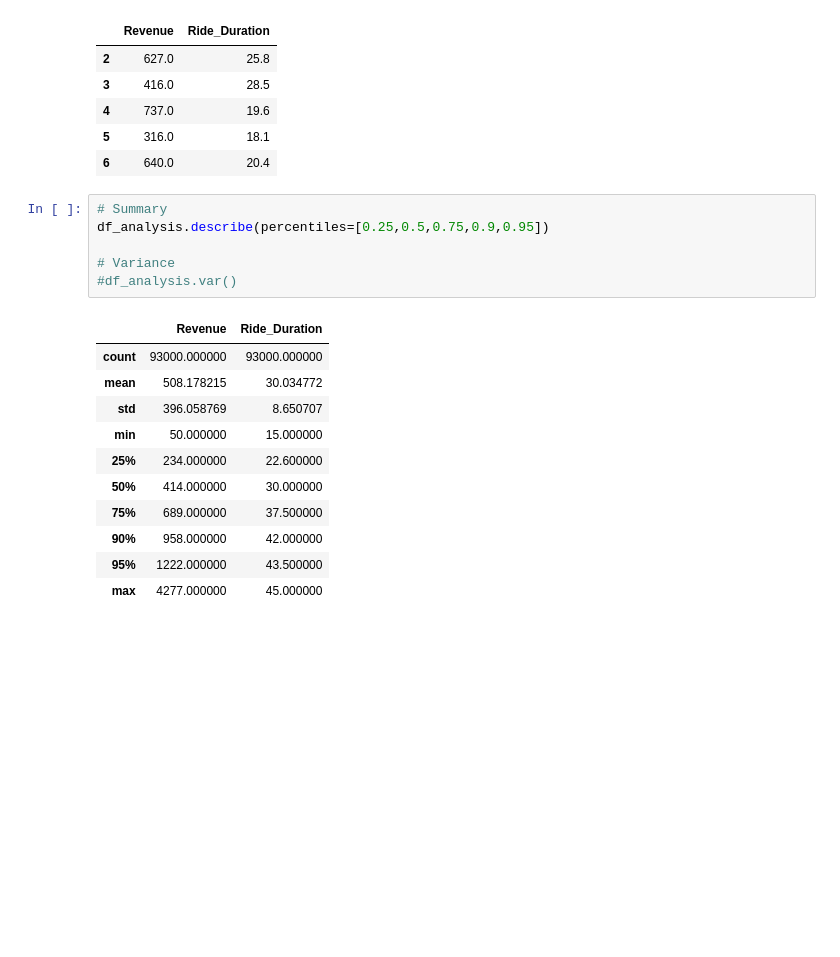
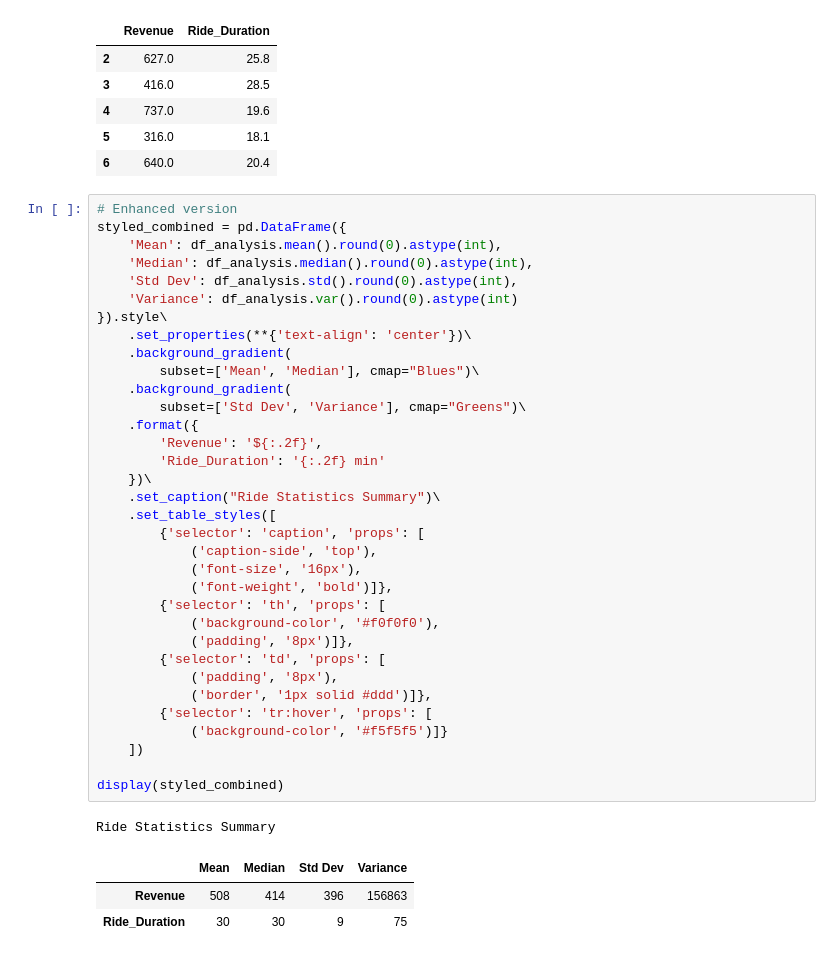
Before and after one commit to thejjeanjjorge/Portfolio, a Jupyter notebook: notebooks/uber/uber.ipynb, the cells around one changed output. Saved outputs shown, nothing was run; the diff lists cells and outputs as text; blank space fills up the shorter version.

```diff
--- a/notebooks/uber/uber.ipynb
+++ b/notebooks/uber/uber.ipynb
@@ -60,20 +60,41 @@ df_analysis.head()
 | 5 | 316.0 | 18.1 |
 | 6 | 640.0 | 20.4 |
 # %%
-# Summary
-df_analysis.describe(percentiles=[0.25,0.5,0.75,0.9,0.95])
+# Enhanced version
+styled_combined = pd.DataFrame({
+    'Mean': df_analysis.mean().round(0).astype(int),
+    'Median': df_analysis.median().round(0).astype(int),
+    'Std Dev': df_analysis.std().round(0).astype(int),
+    'Variance': df_analysis.var().round(0).astype(int)
+}).style\
+    .set_properties(**{'text-align': 'center'})\
+    .background_gradient(
+        subset=['Mean', 'Median'], cmap="Blues")\
+    .background_gradient(
+        subset=['Std Dev', 'Variance'], cmap="Greens")\
+    .format({
+        'Revenue': '${:.2f}',
+        'Ride_Duration': '{:.2f} min'
+    })\
+    .set_caption("Ride Statistics Summary")\
+    .set_table_styles([
+        {'selector': 'caption', 'props': [
+            ('caption-side', 'top'),
+            ('font-size', '16px'),
+            ('font-weight', 'bold')]},
+        {'selector': 'th', 'props': [
+            ('background-color', '#f0f0f0'),
+            ('padding', '8px')]},
+        {'selector': 'td', 'props': [
+            ('padding', '8px'),
+            ('border', '1px solid #ddd')]},
+        {'selector': 'tr:hover', 'props': [
+            ('background-color', '#f5f5f5')]}
+    ])
 
-# Variance
-#df_analysis.var()
+display(styled_combined)
 # %% [output]
+Ride Statistics Summary
-|  | Revenue | Ride_Duration |
-| count | 93000.000000 | 93000.000000 |
-| mean | 508.178215 | 30.034772 |
-| std | 396.058769 | 8.650707 |
-| min | 50.000000 | 15.000000 |
-| 25% | 234.000000 | 22.600000 |
-| 50% | 414.000000 | 30.000000 |
-| 75% | 689.000000 | 37.500000 |
-| 90% | 958.000000 | 42.000000 |
-| 95% | 1222.000000 | 43.500000 |
-| max | 4277.000000 | 45.000000 |
+|  | Mean | Median | Std Dev | Variance |
+| Revenue | 508 | 414 | 396 | 156863 |
+| Ride_Duration | 30 | 30 | 9 | 75 |
```
Also changed, not shown: parts of 6 cells of this notebook, 1 other file.
